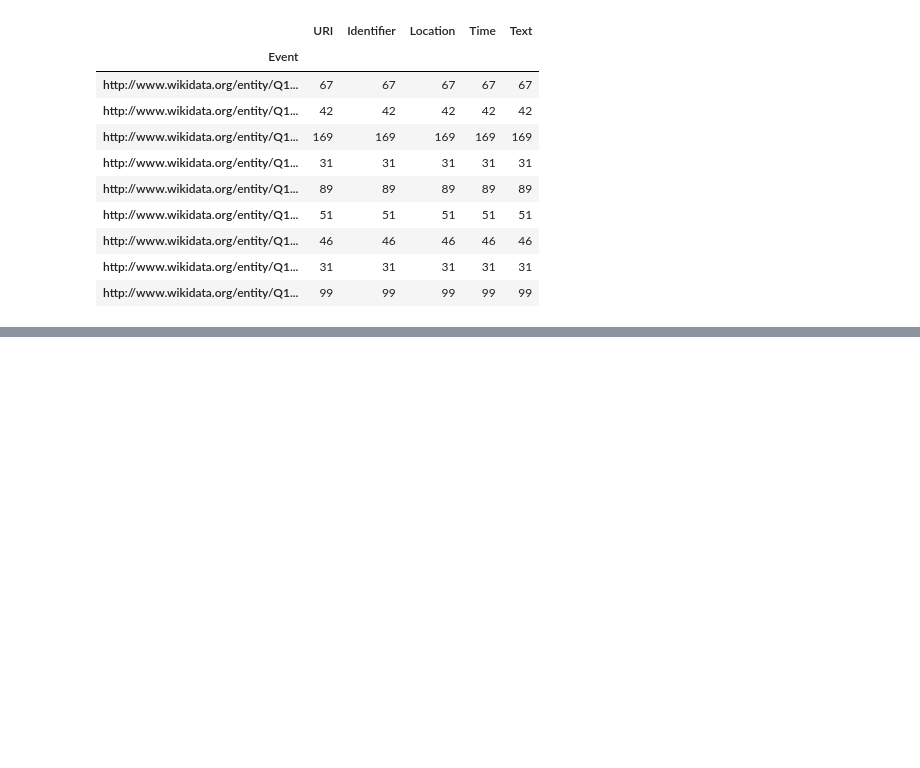
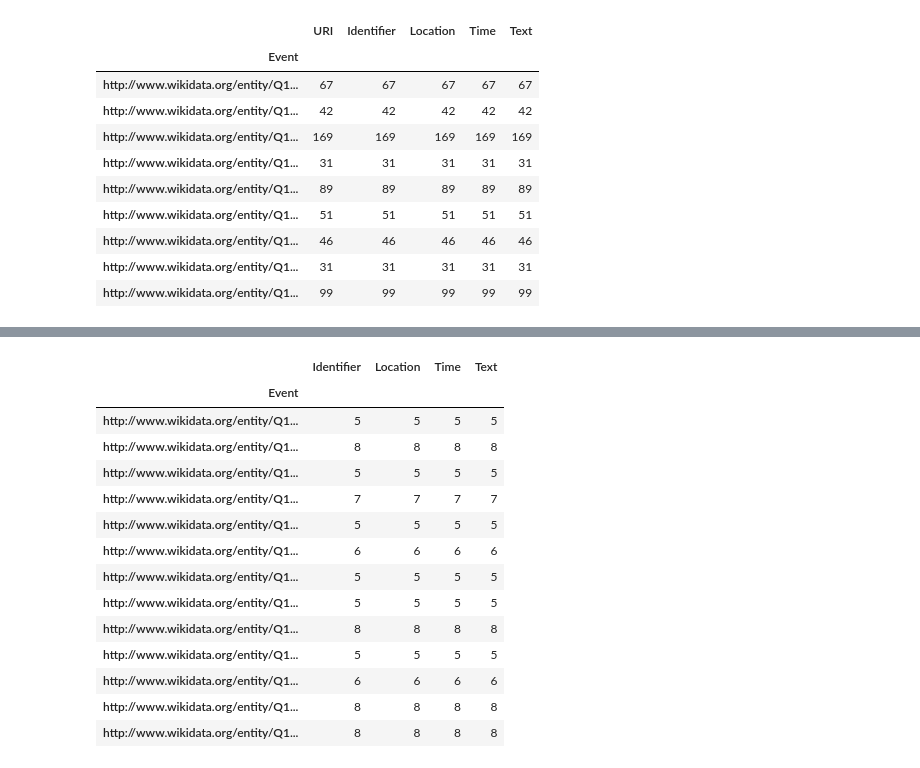
Before and after one commit to ANR-kFLOW/KG2Narrative, a Jupyter notebook: get_statistics.ipynb, the cells around one changed output, grey strips where cells are left out. Cells and saved outputs as stored; diff of their text form; code cells hidden in the pictures; blank space fills up the shorter version.

```diff
--- a/get_statistics.ipynb
+++ b/get_statistics.ipynb
@@ -44,6 +44,5 @@ group[group['URI'] > 27]
 from ast import literal_eval
 import pandas as pd
 
-data = pd.read_csv('Data/final_data_with_predictions_new.csv', index_col=0) #Read data, split the events
-data.Event = data.Event.apply(literal_eval)
-data = data.explode('Event')
+data = pd.read_csv('Data/ASRAEL_data_full.csv', index_col=0) #Read data, split the events
+group = data.groupby(['Event']).count()
@@ -66 +49,19 @@ data
+# %%
+group[(group['Identifier'] < 9) & (group['Identifier'] > 4)]
+# %% [output]
+|  | Identifier | Location | Time | Text |
+| Event |  |  |  |  |
+| http://www.wikidata.org/entity/Q1... | 5 | 5 | 5 | 5 |
+| http://www.wikidata.org/entity/Q1... | 8 | 8 | 8 | 8 |
+| http://www.wikidata.org/entity/Q1... | 5 | 5 | 5 | 5 |
+| http://www.wikidata.org/entity/Q1... | 7 | 7 | 7 | 7 |
+| http://www.wikidata.org/entity/Q1... | 5 | 5 | 5 | 5 |
+| http://www.wikidata.org/entity/Q1... | 6 | 6 | 6 | 6 |
+| http://www.wikidata.org/entity/Q1... | 5 | 5 | 5 | 5 |
+| http://www.wikidata.org/entity/Q1... | 5 | 5 | 5 | 5 |
+| http://www.wikidata.org/entity/Q1... | 8 | 8 | 8 | 8 |
+| http://www.wikidata.org/entity/Q1... | 5 | 5 | 5 | 5 |
+| http://www.wikidata.org/entity/Q1... | 6 | 6 | 6 | 6 |
+| http://www.wikidata.org/entity/Q1... | 8 | 8 | 8 | 8 |
+| http://www.wikidata.org/entity/Q1... | 8 | 8 | 8 | 8 |
 # %%
```
Also changed, not shown: parts of 3 cells of this notebook, 1 other file.
